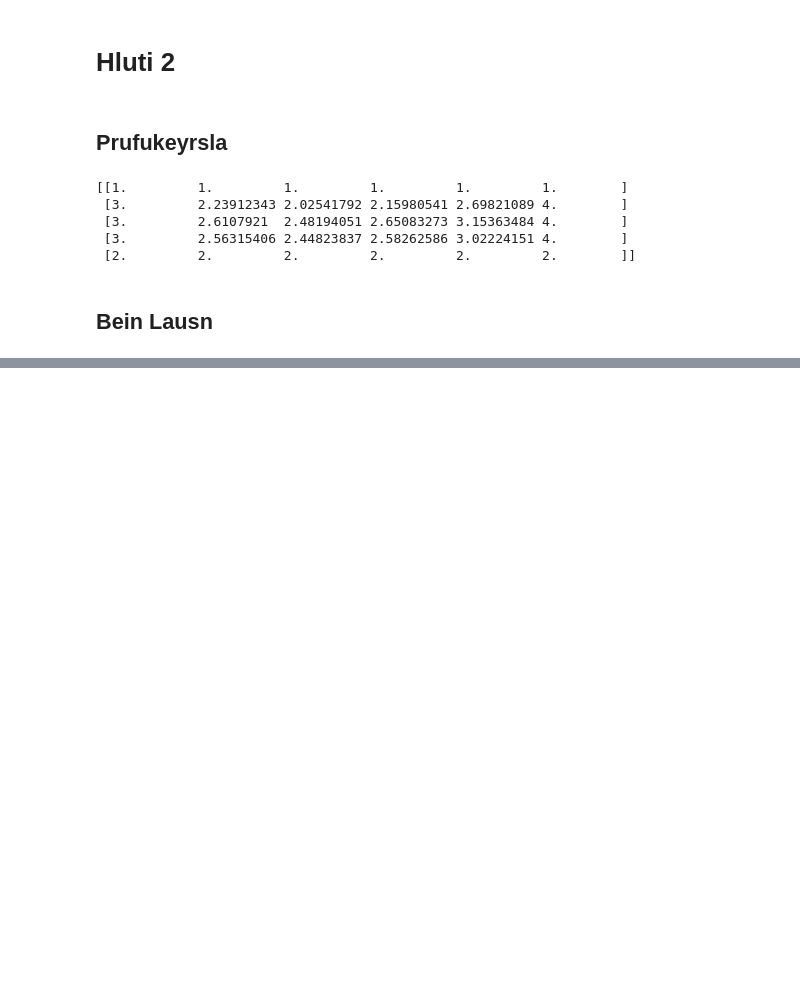
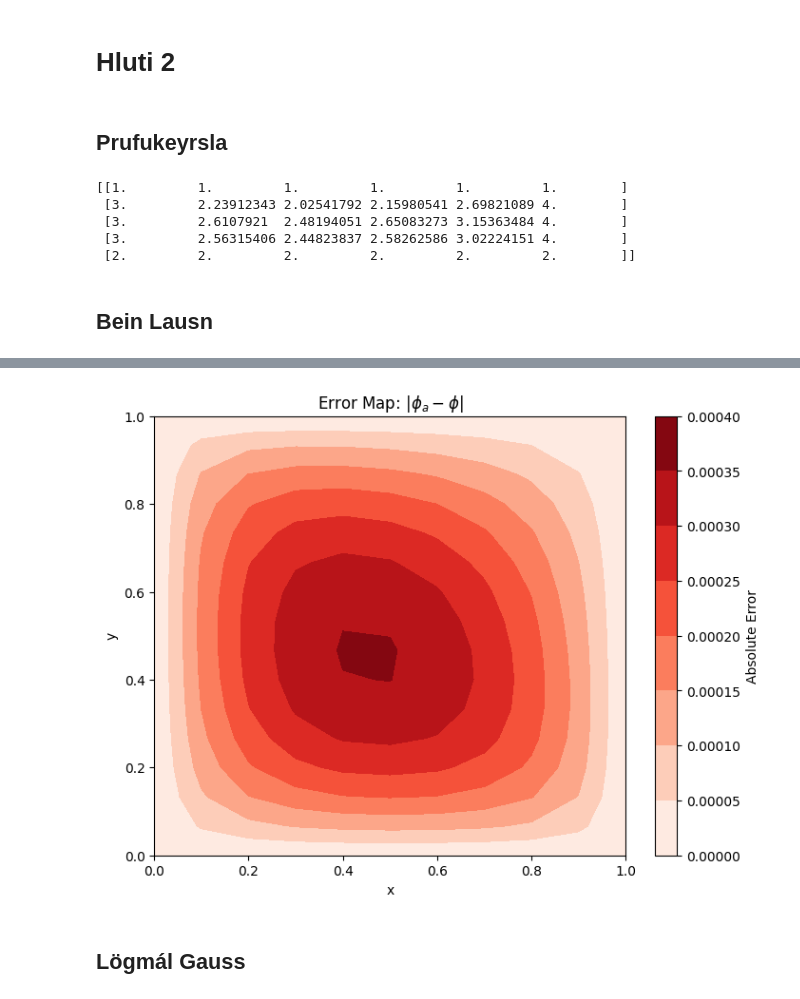
Before and after one commit to Danekpepe/Stae_Lokaverkefni, a Jupyter notebook: Lokaverkefni.ipynb, the cells around one changed output, grey strips where cells are left out. Drawn from its saved outputs; the diff is of its cells as text; code cells hidden in the pictures; blank space fills up the shorter version.

```diff
--- a/Lokaverkefni.ipynb
+++ b/Lokaverkefni.ipynb
@@ -283,0 +331,14 @@ NameError: name 'x' is not defined
+# %%
+error = np.abs(th - ps)
+
+plt.figure(figsize=(8, 6))
+cp = plt.contourf(X, Y, error, cmap='Reds')
+plt.colorbar(cp, label='Absolute Error')
+plt.title(r'Error Map: $|\phi_a - \phi|$')
+plt.xlabel('x')
+plt.ylabel('y')
+plt.show()
+# %% [output]
+[figure, added]
+# %% [markdown]
+## Lögmál Gauss
```
Also changed, not shown: parts of 9 cells of this notebook, 2 other files.
